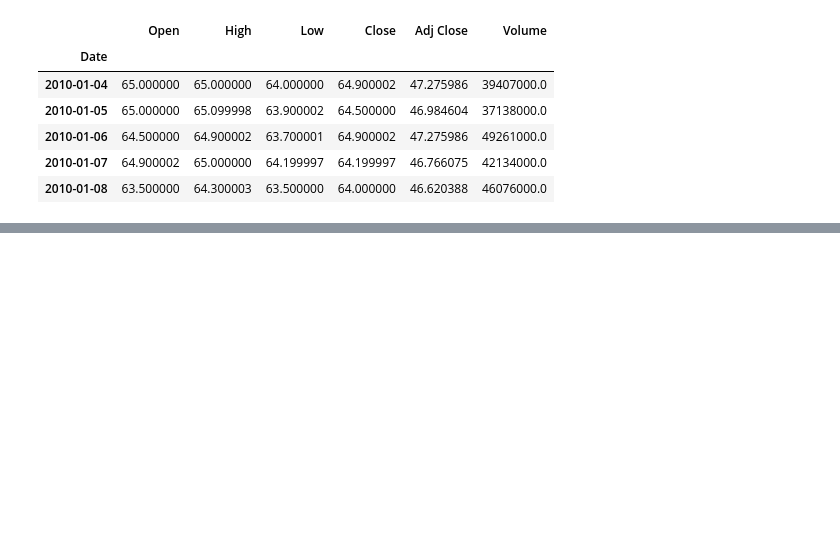
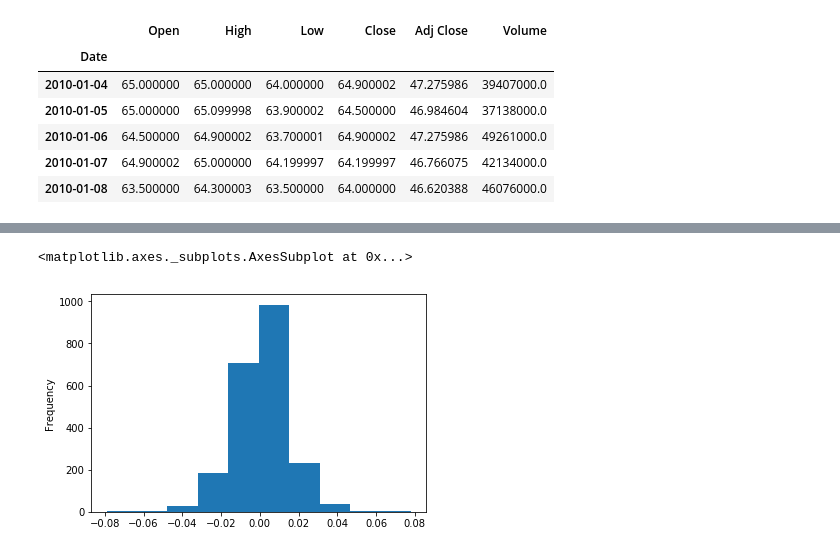
Before and after one commit to ywchiu/cathaybkpython, a Jupyter notebook: Demo20181211.ipynb, the cells around one changed output, grey strips where cells are left out. Cells and saved outputs as stored; diff of their text form; code cells hidden in the pictures; blank space fills up the shorter version.

```diff
--- a/Demo20181211.ipynb
+++ b/Demo20181211.ipynb
@@ -42,0 +192,5 @@ tw2330.head()
+# %%
+tw2330['DailyReturn'].plot(kind = 'hist')
+# %% [output]
+<matplotlib.axes._subplots.AxesSubplot at 0x...>
+[figure, added]
```
Also changed, not shown: parts of 41 cells of this notebook.
